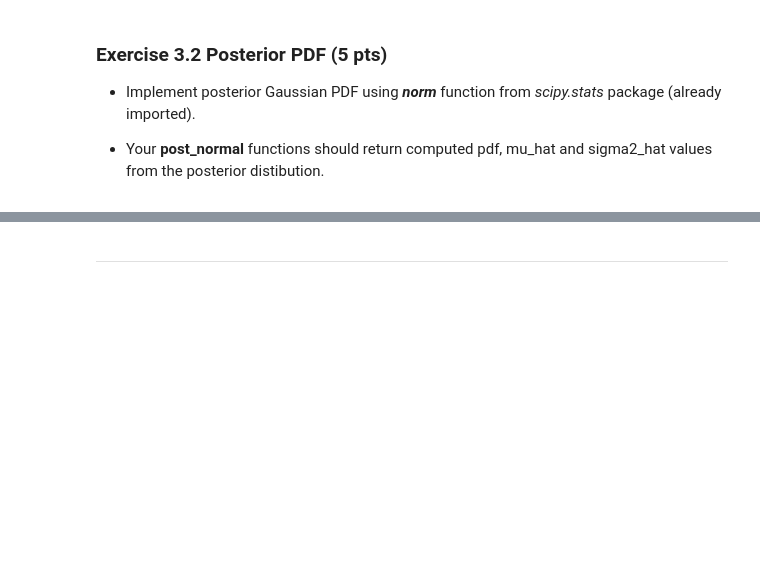
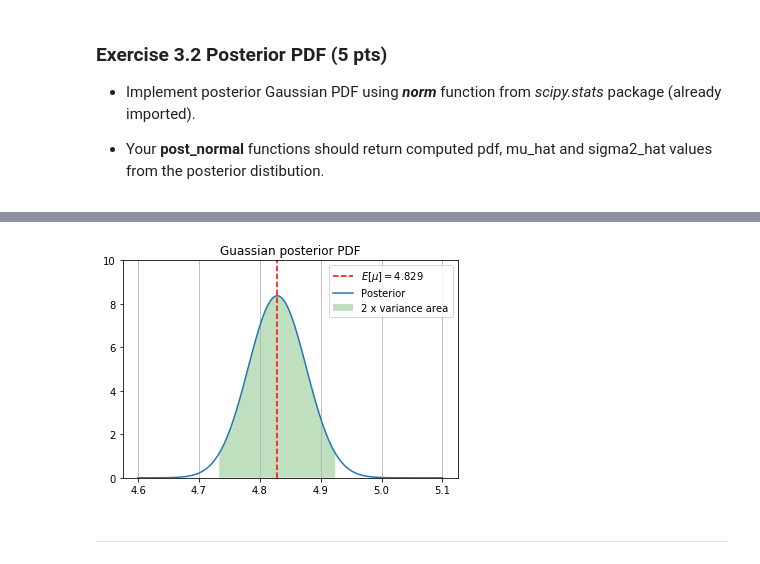
Before and after one commit to margarete-w/math, a Jupyter notebook: bayesian-analysis-with-python/week02/homework/BAP_HW_2.ipynb, the cells around one changed output, grey strips where cells are left out. Saved outputs shown, nothing was run; the diff lists cells and outputs as text; code cells hidden in the pictures; blank space fills up the shorter version.

```diff
--- a/bayesian-analysis-with-python/week02/homework/BAP_HW_2.ipynb
+++ b/bayesian-analysis-with-python/week02/homework/BAP_HW_2.ipynb
@@ -227,6 +231,9 @@ from scipy.stats import norm
 
 def post_normal(X, X_tr, mu_0, tau_0):
     #YOUR CODE HERE
+    mu_hat = (np.sum(X_tr) + tau_0 * mu_0) / (X_tr.size + tau_0)
+    sigma2_hat = 1/(X_tr.size + tau_0)
+    return norm.pdf(X, loc=mu_hat, scale=sigma2_hat), mu_hat, sigma2_hat
 # %% [markdown]
 ### Exercise 3.3: posterior plot (10 pts)
 
@@ -242,17 +249,25 @@ Your plot should look like:
 <img src='post.png' width=300>
 # %%
 space = np.linspace(4.6,5.1,100)
-var_space = np.linspace(var_min,var_max,100)
 
 mu_0 = X_tr.mean()
 tau_0 = 1
 
 #YOUR CODE HERE
+pdf, mu_hat, sigma2_hat = post_normal(space, X_tr, mu_0, tau_0)
+var_space = np.linspace(mu_hat - sigma2_hat * 2, mu_hat + sigma2_hat * 2, 100)
+var_pdf, _, _ = post_normal(var_space, X_tr, mu_0, tau_0)
+
+plt.plot([mu_hat]*100, np.linspace(0,10,100), '--', color='red', label="$E[\mu] = {:0.3f}$".format(mu_hat))
+plt.fill_between(var_space, 0, var_pdf, label="2 x variance area", facecolor="green", alpha=0.25)
+plt.plot(space, pdf, label="Posterior", c="C0")
 
 plt.ylim(0,10)
 plt.grid(axis='x')
 plt.title('Guassian posterior PDF')
 _=plt.legend()
+# %% [output]
+[figure, added]
 # %% [markdown]
 <hr>
 # %% [markdown]
```
Also changed, not shown: parts of 1 cell of this notebook, 2 other files.
